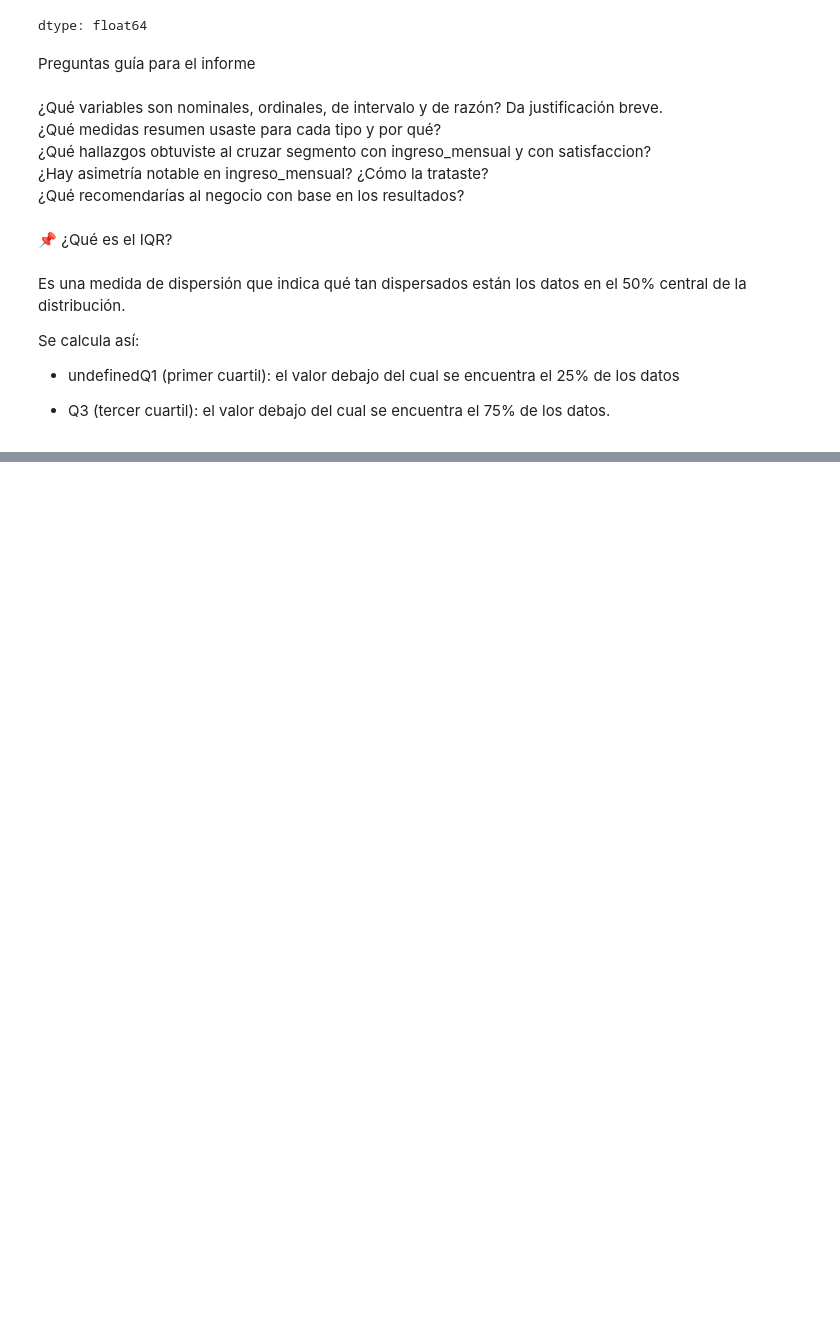
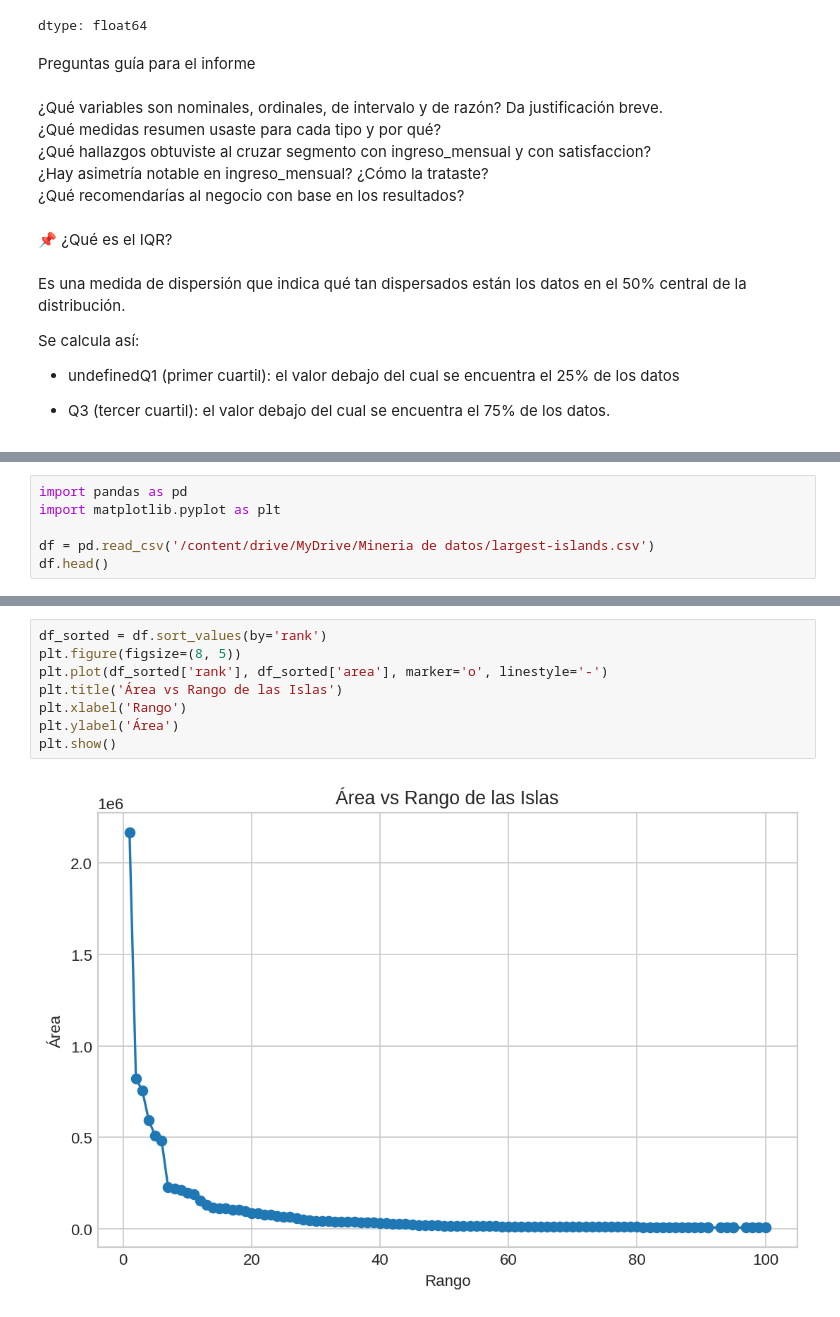
Before and after one commit to RodrigoBLl/MineriaDeDatos, a Jupyter notebook: Untitled0.ipynb, the cells around one changed output, grey strips where cells are left out. Drawn from its saved outputs; the diff is of its cells as text; blank space fills up the shorter version.

```diff
--- a/Untitled0.ipynb
+++ b/Untitled0.ipynb
@@ -1470,0 +1681,6 @@ Se calcula así:
+# %%
+import pandas as pd
+import matplotlib.pyplot as plt
+
+df = pd.read_csv('/content/drive/MyDrive/Mineria de datos/largest-islands.csv')
+df.head()
@@ -1470,0 +1740,10 @@ Se calcula así:
+# %%
+df_sorted = df.sort_values(by='rank')
+plt.figure(figsize=(8, 5))
+plt.plot(df_sorted['rank'], df_sorted['area'], marker='o', linestyle='-')
+plt.title('Área vs Rango de las Islas')
+plt.xlabel('Rango')
+plt.ylabel('Área')
+plt.show()
+# %% [output]
+[figure, added]
```
Also changed, not shown: parts of 65 cells of this notebook.
